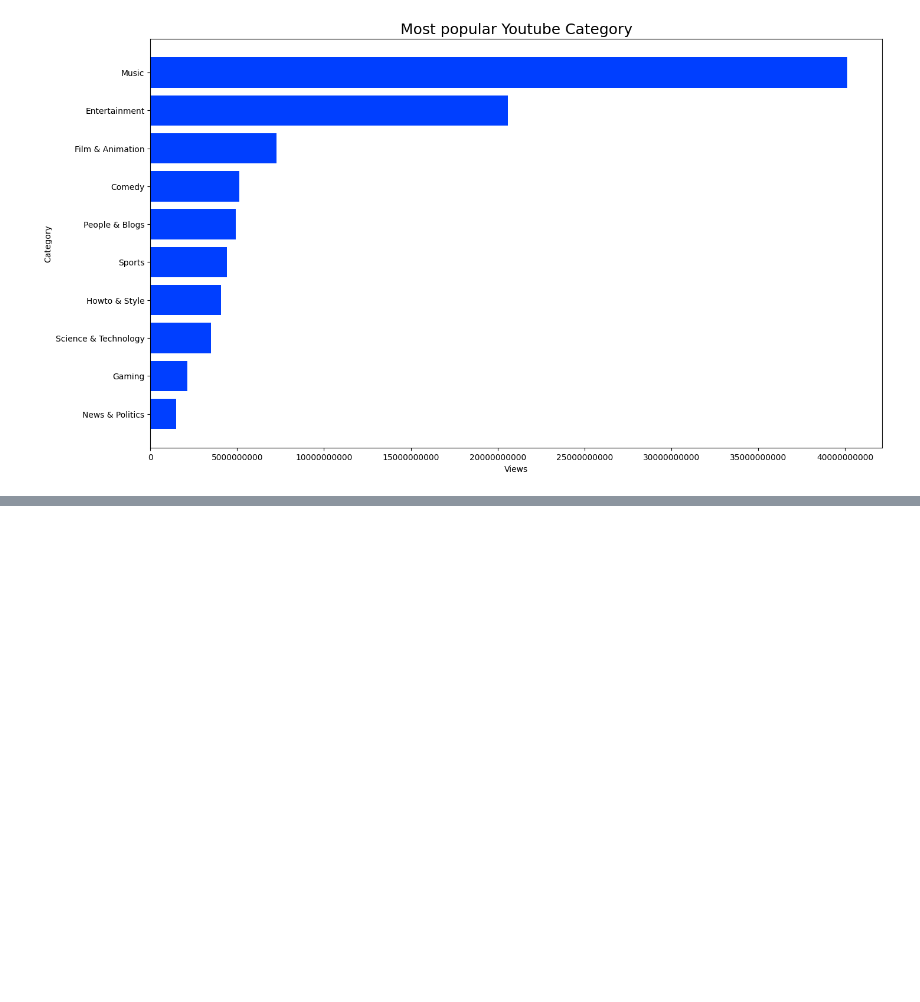
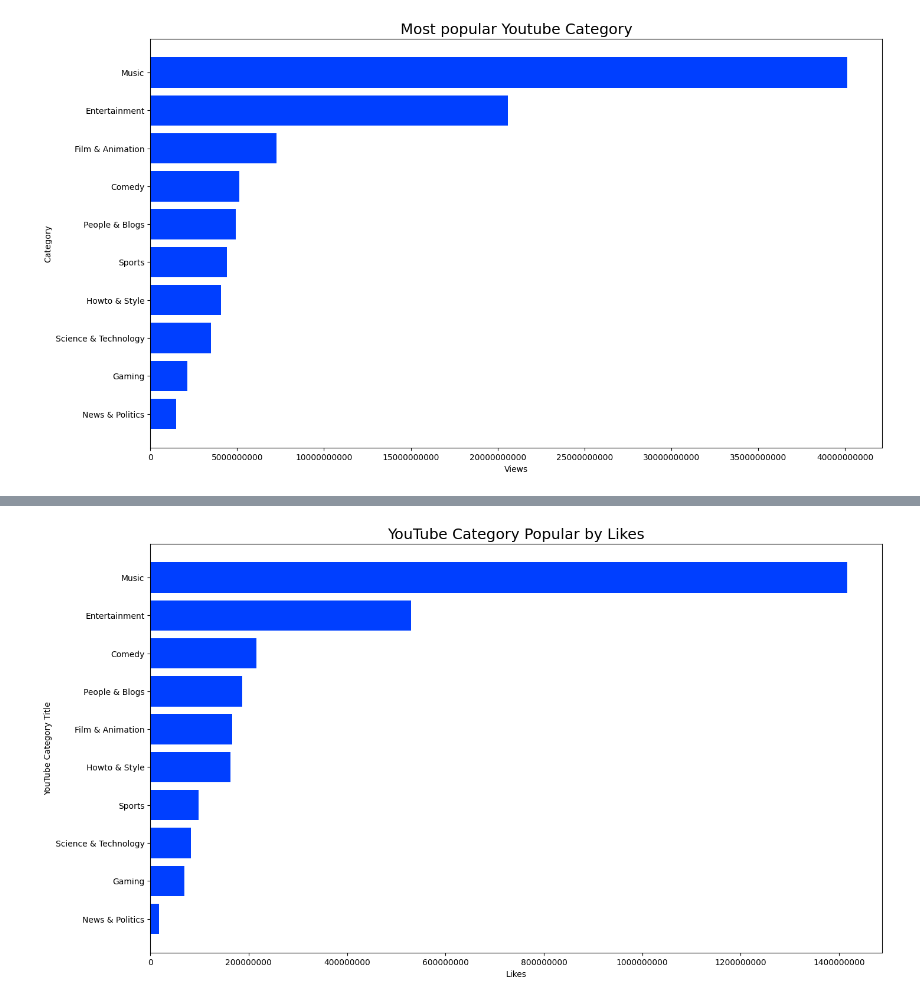
Before and after one commit to morgancoad/pandas-eda-casestudy-overview, a Jupyter notebook: notebooks/test_youtube.ipynb, the cells around one changed output, grey strips where cells are left out. Saved outputs shown, nothing was run; the diff lists cells and outputs as text; code cells hidden in the pictures; blank space fills up the shorter version.

```diff
--- a/notebooks/test_youtube.ipynb
+++ b/notebooks/test_youtube.ipynb
@@ -339,0 +398,12 @@ plt.show()
+# %%
+fig, ax = plt.subplots(figsize=(16,9))
+id_list_all_vars = id_list_all_vars.sort_values('likes', ascending=True)
+ax.barh(id_list_all_vars.index, id_list_all_vars['likes'])
+ax.set_title('YouTube Category Popular by Likes', fontsize=18)
+ax.set_ylabel('YouTube Category Title')
+ax.set_xlabel("Likes")
+ax.ticklabel_format(axis='x',style='plain')
+plt.savefig('../img/YouTube Category Popular by Likes.jpg', bbox_inches = 'tight')
+plt.show()
+# %% [output]
+[figure, added]
```
Also changed, not shown: parts of 9 cells of this notebook, 1 other file.
